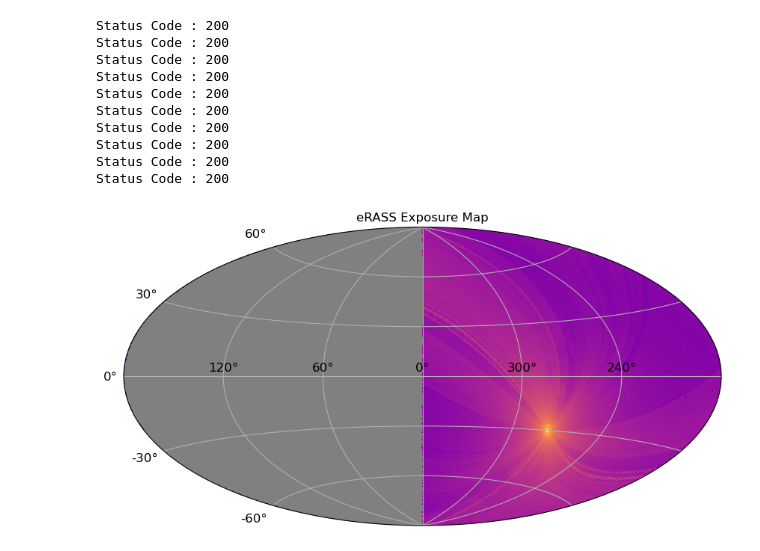
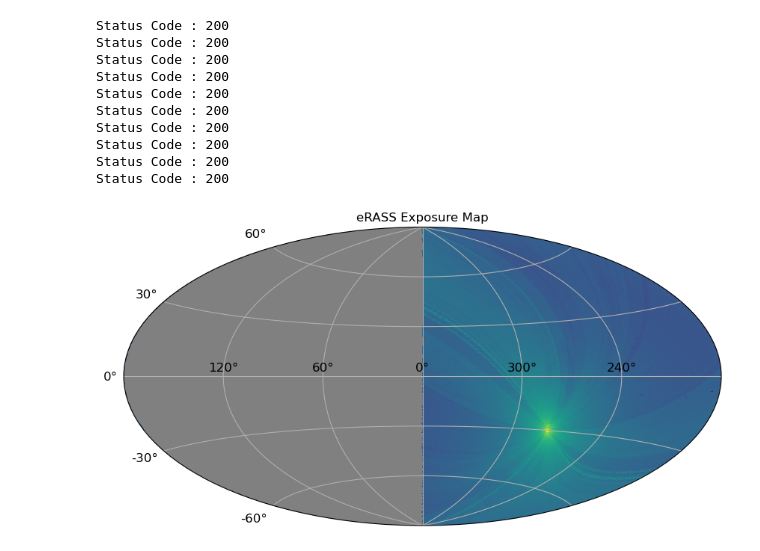
Before and after one commit to TobyWallage/Finding_Quasars_In_eRASS, a Jupyter notebook: Notebooks/Skyplots.ipynb, the cells around one changed output. Saved outputs shown, nothing was run; the diff lists cells and outputs as text; code cells hidden in the pictures.

```diff
--- a/Notebooks/Skyplots.ipynb
+++ b/Notebooks/Skyplots.ipynb
@@ -115,9 +115,9 @@ Status Code : 200
 Status Code : 200
 # %%
 # have to plot exposure map nested
-projview(exposure_vals, coord=['C', 'G'], norm='log', min=10, graticule=True, graticule_labels=True, cmap="plasma", projection_type="aitoff", nest=True, cbar=False)
+projview(exposure_vals, coord=['C', 'G'], norm='log', min=10, graticule=True, graticule_labels=True, cmap="viridis", projection_type="aitoff", nest=True, cbar=False)
 plt.title('eRASS Exposure Map')
 plt.savefig("../Products/eRASS_Exposure_map.png",dpi=200)
 plt.show()
 # %% [output]
-[figure, old version]
+[figure, new version]
```
Also changed, not shown: parts of 2 cells of this notebook, 3 other files.
